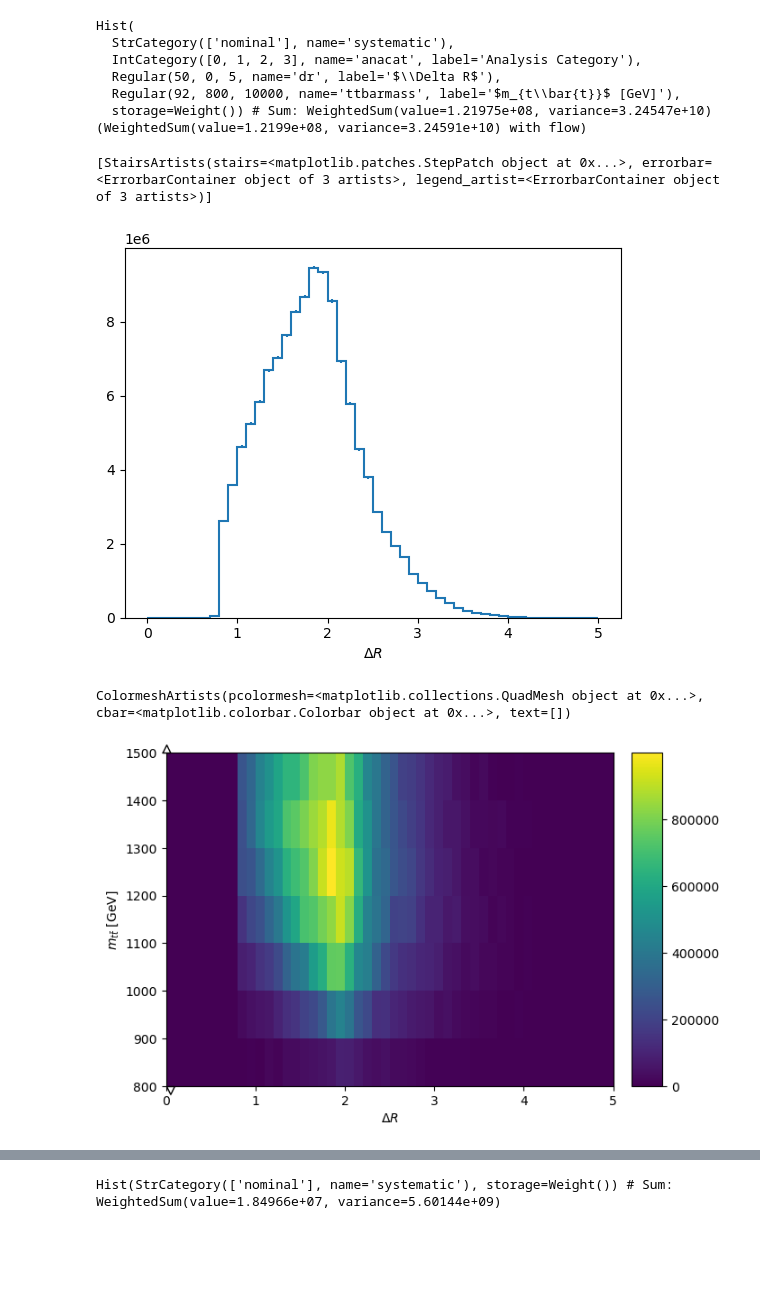
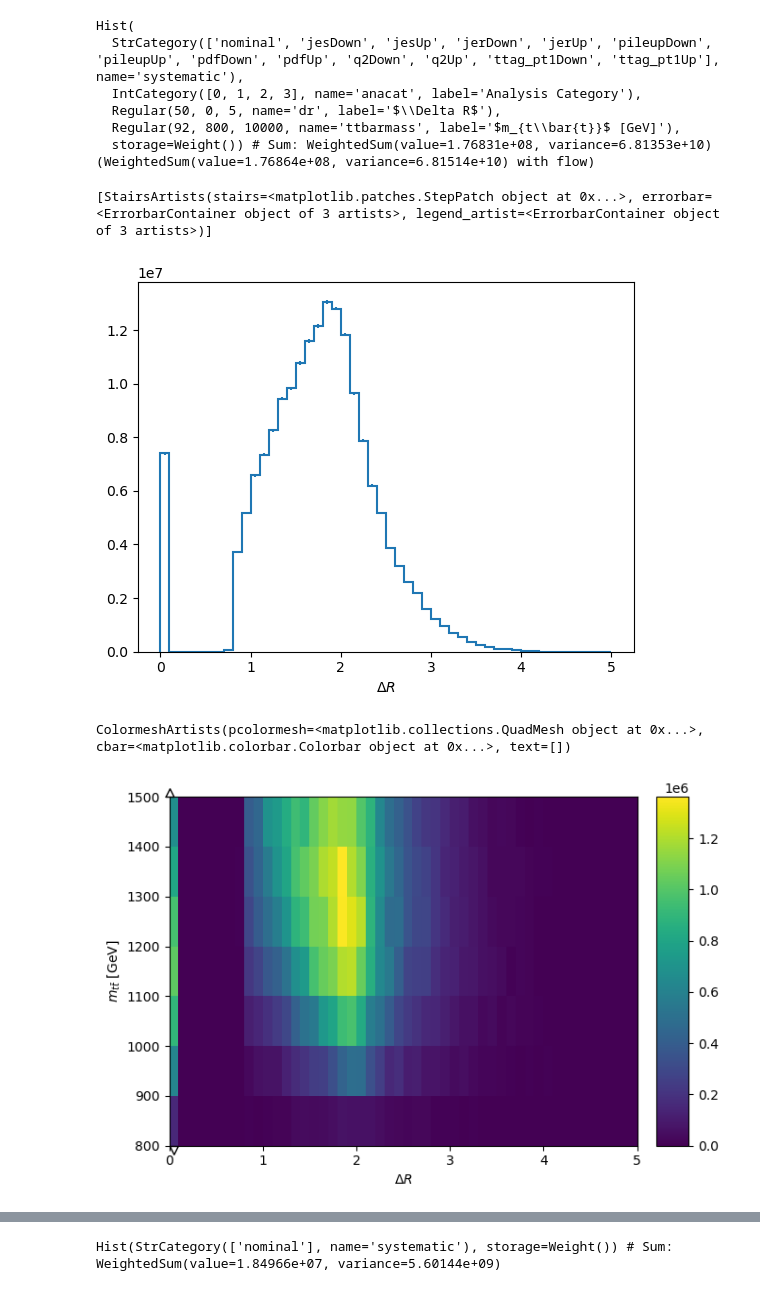
Before and after one commit to hayfasfar/TTbarHadronicSkimmer, a Jupyter notebook: plots/syst_viewer.ipynb, the cells around one changed output, grey strips where cells are left out. Saved outputs shown, nothing was run; the diff lists cells and outputs as text; code cells hidden in the pictures; blank space fills up the shorter version.

Commit message:
added a few plots and updated functions in hep_plot

```diff
--- a/plots/syst_viewer.ipynb
+++ b/plots/syst_viewer.ipynb
@@ -16,2 +21,2 @@ import hist
 # %%
-output = load('./outputs/dy/TTbar_2024inclusive_noSyst.coffea')
+output = load('./outputs/dy/TTbar_2024inclusive.coffea')
@@ -21,21 +43,21 @@ era = 2024
 output['dR_min_jet2']
 # %% [output]
 Hist(
-  StrCategory(['nominal'], name='systematic'),
+  StrCategory(['nominal', 'jesDown', 'jesUp', 'jerDown', 'jerUp', 'pileupDown', 'pileupUp', 'pdfDown', 'pdfUp', 'q2Down', 'q2Up', 'ttag_pt1Down', 'ttag_pt1Up'], name='systematic'),
   IntCategory([0, 1, 2, 3], name='anacat', label='Analysis Category'),
   Regular(50, 0, 5, name='dr', label='$\\Delta R$'),
   Regular(92, 800, 10000, name='ttbarmass', label='$m_{t\\bar{t}}$ [GeV]'),
-  storage=Weight()) # Sum: WeightedSum(value=1.21975e+08, variance=3.24547e+10) (WeightedSum(value=1.2199e+08, variance=3.24591e+10) with flow)
+  storage=Weight()) # Sum: WeightedSum(value=1.76831e+08, variance=6.81353e+10) (WeightedSum(value=1.76864e+08, variance=6.81514e+10) with flow)
 # %%
-output['dR_min_jet2'].project('dr').plot()
+output['dR_min_jet2']['nominal', ...].project('dr').plot()
 # %% [output]
 [StairsArtists(stairs=<matplotlib.patches.StepPatch object at 0x...>, errorbar=<ErrorbarContainer object of 3 artists>, legend_artist=<ErrorbarContainer object of 3 artists>)]
-[figure, old version]
+[figure, new version]
 # %%
 output['dR_min_jet2'].project('dr', 'ttbarmass')[:, hist.loc(800):hist.loc(1500)].plot()
 # %% [output]
 ColormeshArtists(pcolormesh=<matplotlib.collections.QuadMesh object at 0x...>, cbar=<matplotlib.colorbar.Colorbar object at 0x...>, text=[])
-[figure, old version]
+[figure, new version]
 # %%
 output['jetmsd'].project('systematic').plot()
 # %% [output]
```
Also changed, not shown: parts of 10 cells of this notebook, 2 other files.
